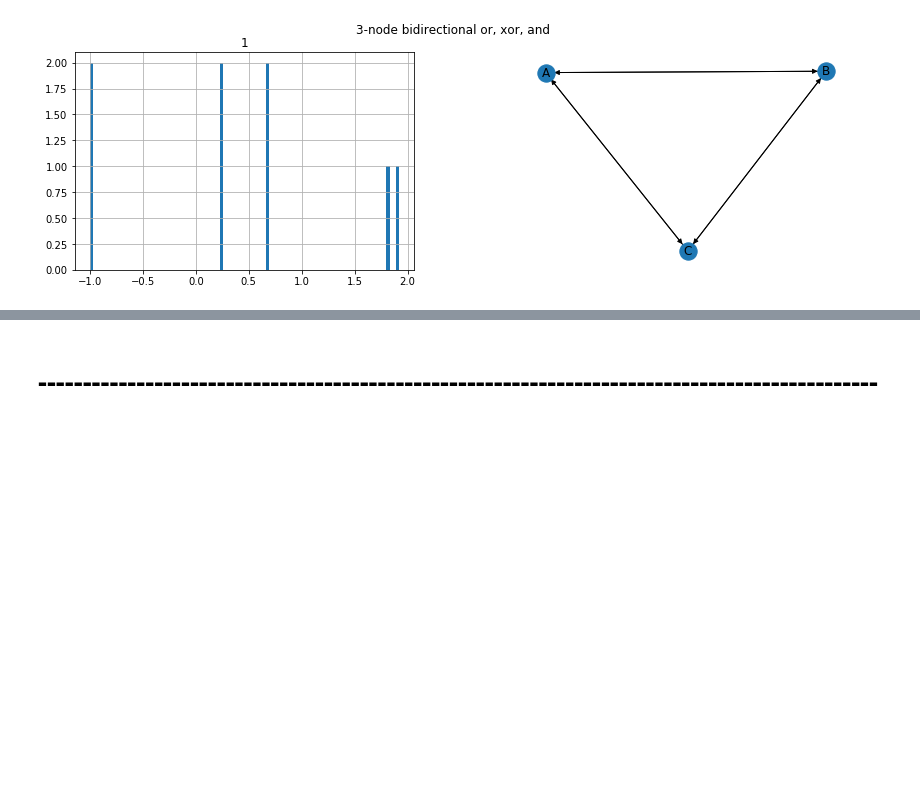
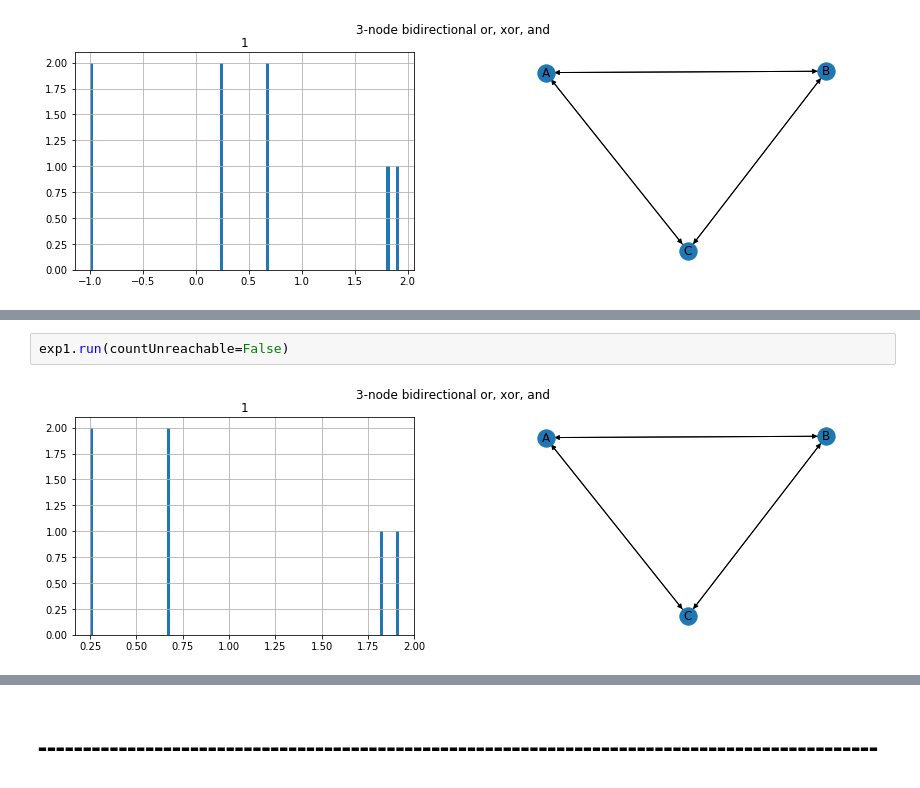
Before and after one commit to wesmith/phial, a Jupyter notebook: notebooks/expt_group1.ipynb, the cells around one changed output, grey strips where cells are left out. Saved outputs shown, nothing was run; the diff lists cells and outputs as text; blank space fills up the shorter version.

```diff
--- a/notebooks/expt_group1.ipynb
+++ b/notebooks/expt_group1.ipynb
@@ -33,3 +33,7 @@ exp1.info()
   '010': -1,
   '011': -1},
  'filename': None}
+# %%
+exp1.run(countUnreachable=False)
+# %% [output]
+[figure, added]
```
Also changed, not shown: parts of 4 cells of this notebook.
